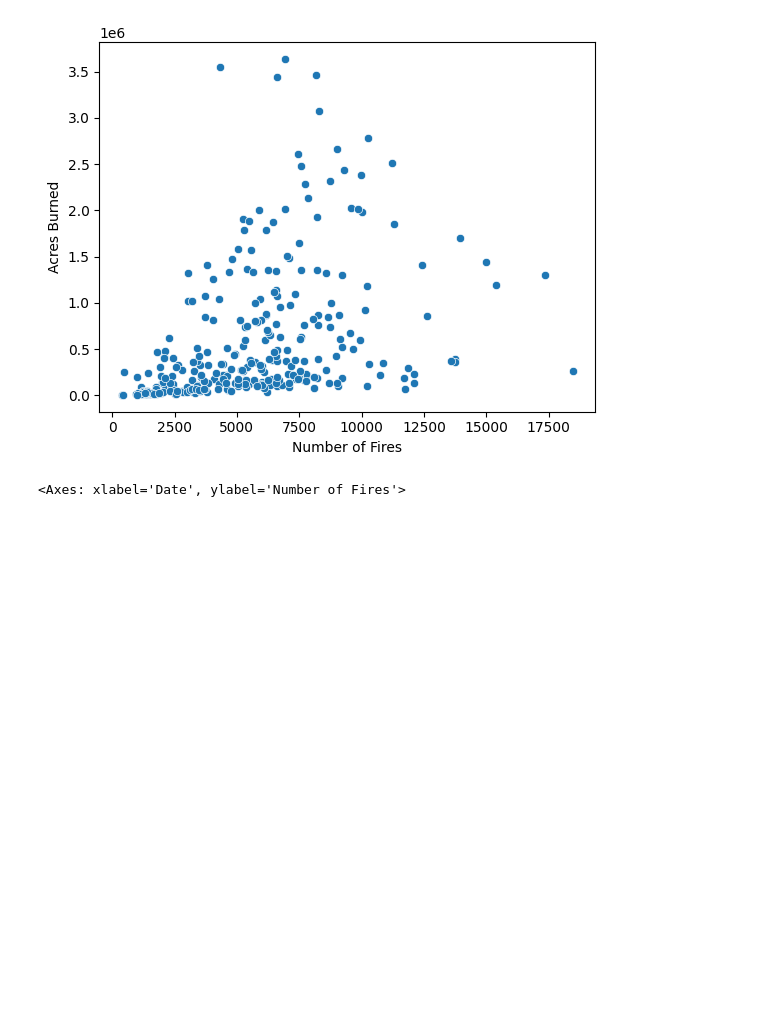
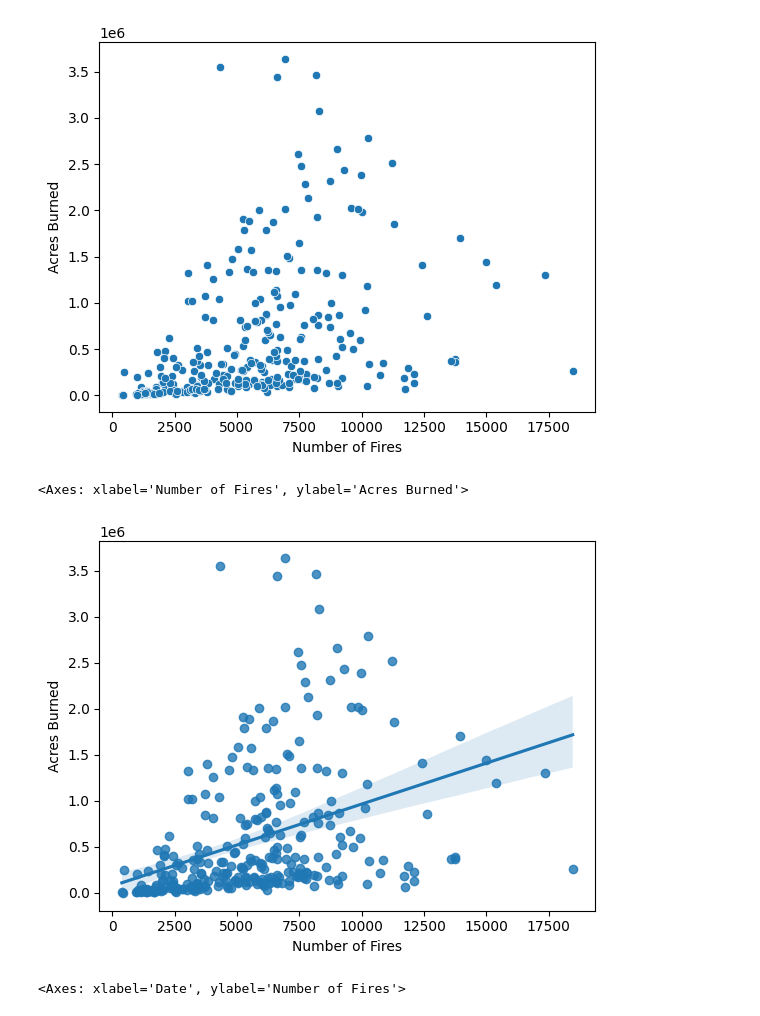
Before and after one commit to beaumartin25/cs5830_final_project, a Jupyter notebook: final_project.ipynb, the cells around one changed output. Saved outputs shown, nothing was run; the diff lists cells and outputs as text; code cells hidden in the pictures; blank space fills up the shorter version.

```diff
--- a/final_project.ipynb
+++ b/final_project.ipynb
@@ -109,6 +109,12 @@ display(wildfire_scatter)
 # %% [output]
 <Axes: xlabel='Number of Fires', ylabel='Acres Burned'>
 [figure]
+# %%
+wildfire_scatter = sns.regplot(data=wildfires, x='Number of Fires', y='Acres Burned')
+display(wildfire_scatter)
+# %% [output]
+<Axes: xlabel='Number of Fires', ylabel='Acres Burned'>
+[figure, added]
 # %%
 wildfire_lineplot_nof = sns.lineplot(data=wildfires, x='Date', y='Number of Fires')
 display(wildfire_lineplot_nof)
```
Also changed, not shown: parts of 9 cells of this notebook.
